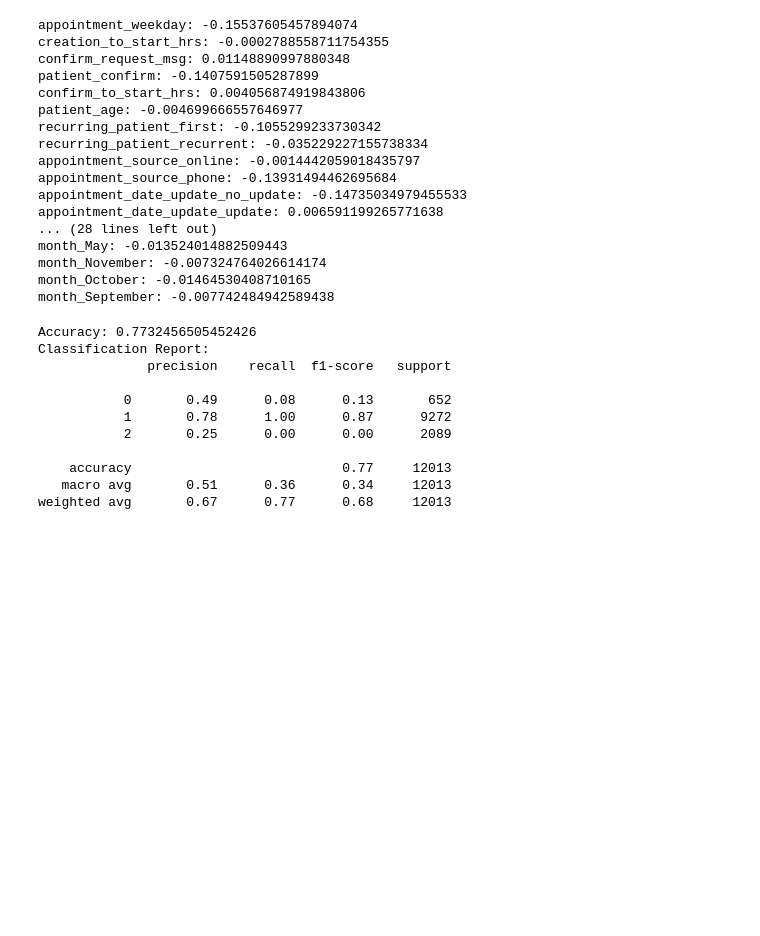
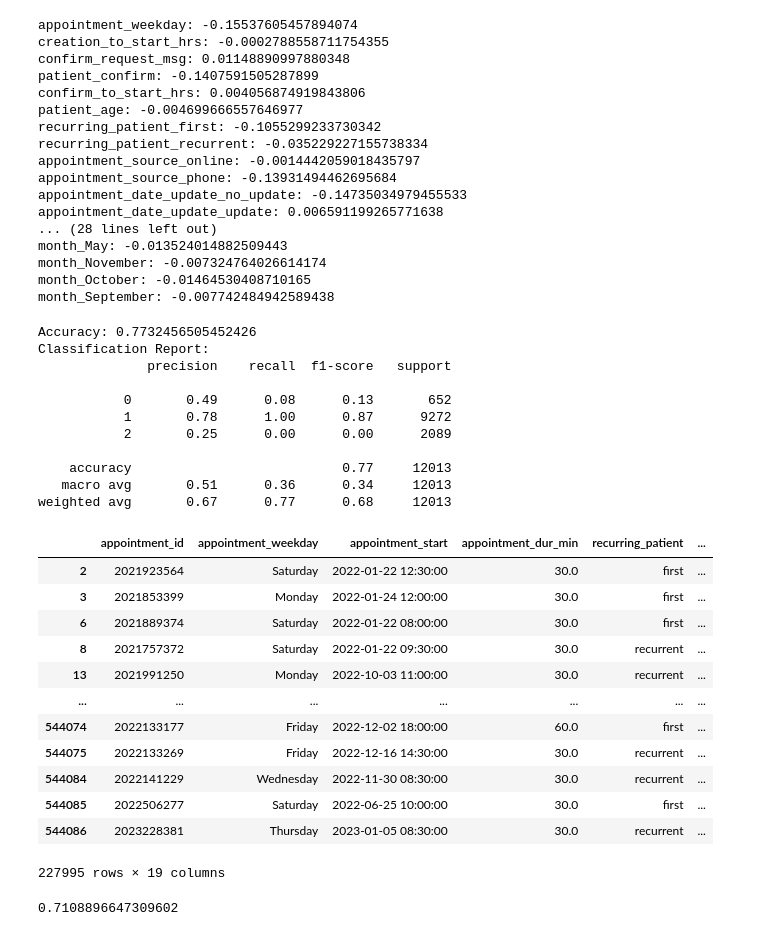
Before and after one commit to robperch/IEOR_Capstone, a Jupyter notebook: notebooks/model/model.ipynb, the cells around one changed output. Drawn from its saved outputs; the diff is of its cells as text; code cells hidden in the pictures; blank space fills up the shorter version.

Commit message:
adding models trained on v6_dataset

```diff
--- a/notebooks/model/model.ipynb
+++ b/notebooks/model/model.ipynb
@@ -612,3 +608,46 @@ Classification Report:
     accuracy                           0.77     12013
    macro avg       0.51      0.36      0.34     12013
 weighted avg       0.67      0.77      0.68     12013
+# %%
+path = '../../pkg_dir/data/pickles'
+name = 'dataset_v6.pkl'
+
+## Reading extract object saved as pickle locally
+pkl_obj = path + "/" + name
+
+with open(pkl_obj, 'rb') as obj_content:
+    df6 = pickle.load(obj_content)
+# %%
+df6['medical_specialty'].replace({'Ultrasonido': 'ULTRASONIDO'}, inplace = True)
+rounded_times = pd.to_datetime(df6['appointment_start']).dt.round('60min')
+df6['rounded_start_times'] = rounded_times.dt.strftime('%H:%M:%S')
+df6['confirm_to_start_hrs'].fillna(df6['confirm_to_start_hrs'].mean(), inplace = True)
+df6.dropna(subset= ['recurring_patient', 'creation_to_start_hrs', 'patient_age', 'patient_sex'], inplace = True)
+months = [m.strftime('%B') for m in df6['appointment_start']]
+df6['month'] = months
+# Mapping for days of the week
+days_mapping = {0: 'Monday', 1: 'Tuesday', 2: 'Wednesday', 3: 'Thursday', 4: 'Friday', 5: 'Saturday', 6: 'Sunday'}
+
+# Mapping for 01 to 'no' and 'yes'
+binary_mapping = {0: 'no', 1: 'yes'}
+
+# Replace values in the DataFrame
+df6['appointment_weekday'] = df6['appointment_weekday'].replace(days_mapping)
+df6['confirm_request_msg'] = df6['confirm_request_msg'].replace(binary_mapping)
+df6['patient_confirm'] = df6['patient_confirm'].replace(binary_mapping)
+# %%
+df6
+# %% [output]
+|  | appointment_id | appointment_weekday | appointment_start | appointment_dur_min | recurring_patient | ... |
+| 2 | 2021923564 | Saturday | 2022-01-22 12:30:00 | 30.0 | first | ... |
+| 3 | 2021853399 | Monday | 2022-01-24 12:00:00 | 30.0 | first | ... |
+| 6 | 2021889374 | Saturday | 2022-01-22 08:00:00 | 30.0 | first | ... |
+| 8 | 2021757372 | Saturday | 2022-01-22 09:30:00 | 30.0 | recurrent | ... |
+| 13 | 2021991250 | Monday | 2022-10-03 11:00:00 | 30.0 | recurrent | ... |
+| ... | ... | ... | ... | ... | ... | ... |
+| 544074 | 2022133177 | Friday | 2022-12-02 18:00:00 | 60.0 | first | ... |
+| 544075 | 2022133269 | Friday | 2022-12-16 14:30:00 | 30.0 | recurrent | ... |
+| 544084 | 2022141229 | Wednesday | 2022-11-30 08:30:00 | 30.0 | recurrent | ... |
+| 544085 | 2022506277 | Saturday | 2022-06-25 10:00:00 | 30.0 | first | ... |
+| 544086 | 2023228381 | Thursday | 2023-01-05 08:30:00 | 30.0 | recurrent | ... |
+227995 rows × 19 columns
@@ -614,0 +665,6 @@ weighted avg       0.67      0.77      0.68     12013
+# %%
+most_common_label = np.argmax(np.bincount(y_train))
+baseline_1_acc = (y_test == most_common_label).mean()
+baseline_1_acc
+# %% [output]
+0.7108896647309602
```
Also changed, not shown: parts of 31 cells of this notebook.
